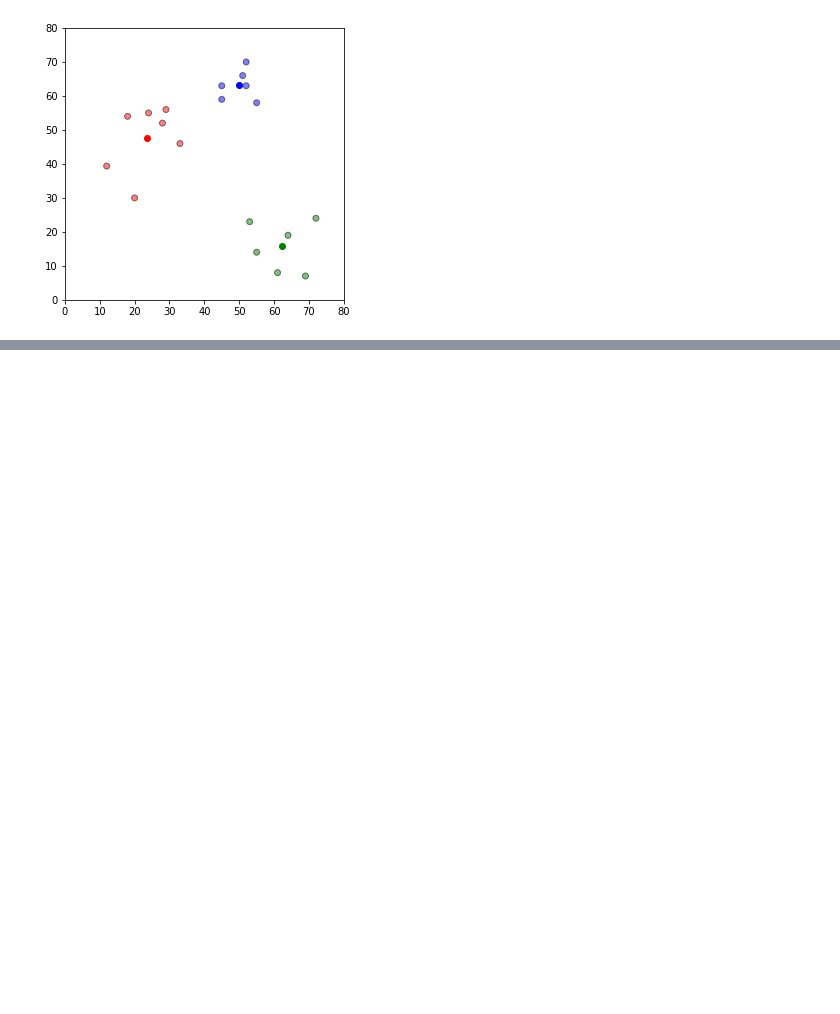
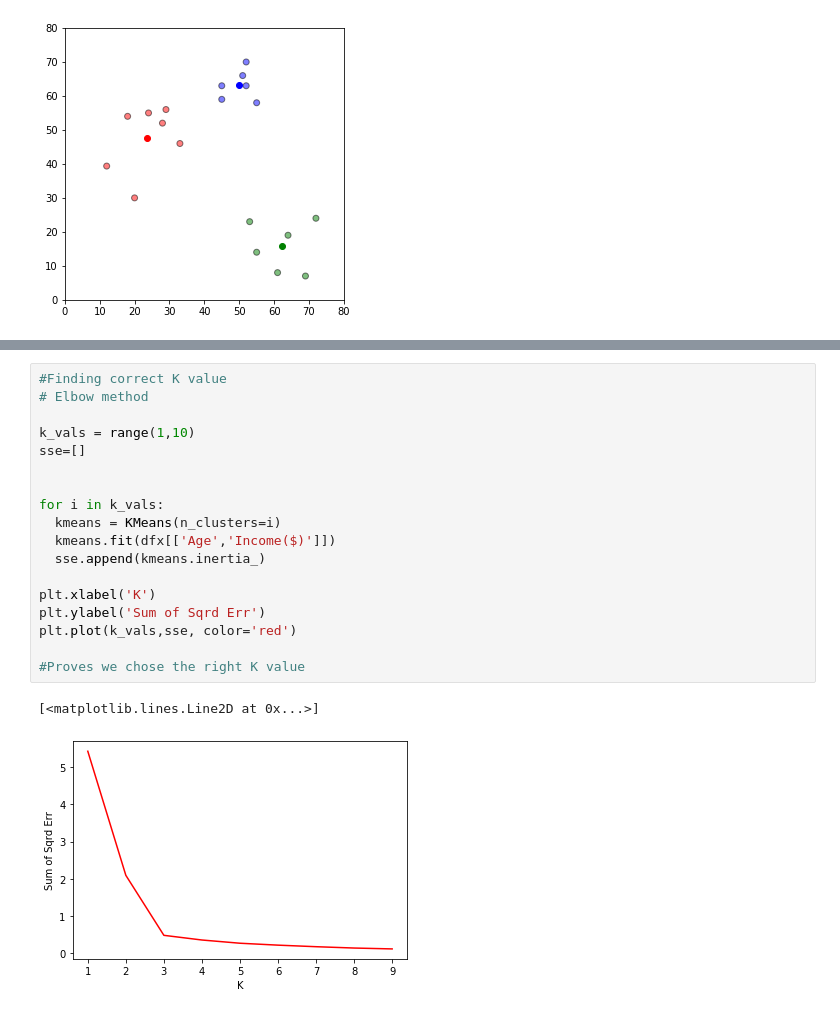
Before and after one commit to itspritish/util, a Jupyter notebook: kmeans_plot.ipynb, the cells around one changed output, grey strips where cells are left out. Saved outputs shown, nothing was run; the diff lists cells and outputs as text; blank space fills up the shorter version.

```diff
--- a/kmeans_plot.ipynb
+++ b/kmeans_plot.ipynb
@@ -124,0 +132,21 @@ plt.legend()
+# %%
+#Finding correct K value
+# Elbow method
+
+k_vals = range(1,10)
+sse=[]
+
+
+for i in k_vals:
+  kmeans = KMeans(n_clusters=i)
+  kmeans.fit(dfx[['Age','Income($)']])
+  sse.append(kmeans.inertia_)
+
+plt.xlabel('K')
+plt.ylabel('Sum of Sqrd Err')
+plt.plot(k_vals,sse, color='red')
+
+#Proves we chose the right K value
+# %% [output]
+[<matplotlib.lines.Line2D at 0x...>]
+[figure, added]
```
Also changed, not shown: parts of 6 cells of this notebook.
